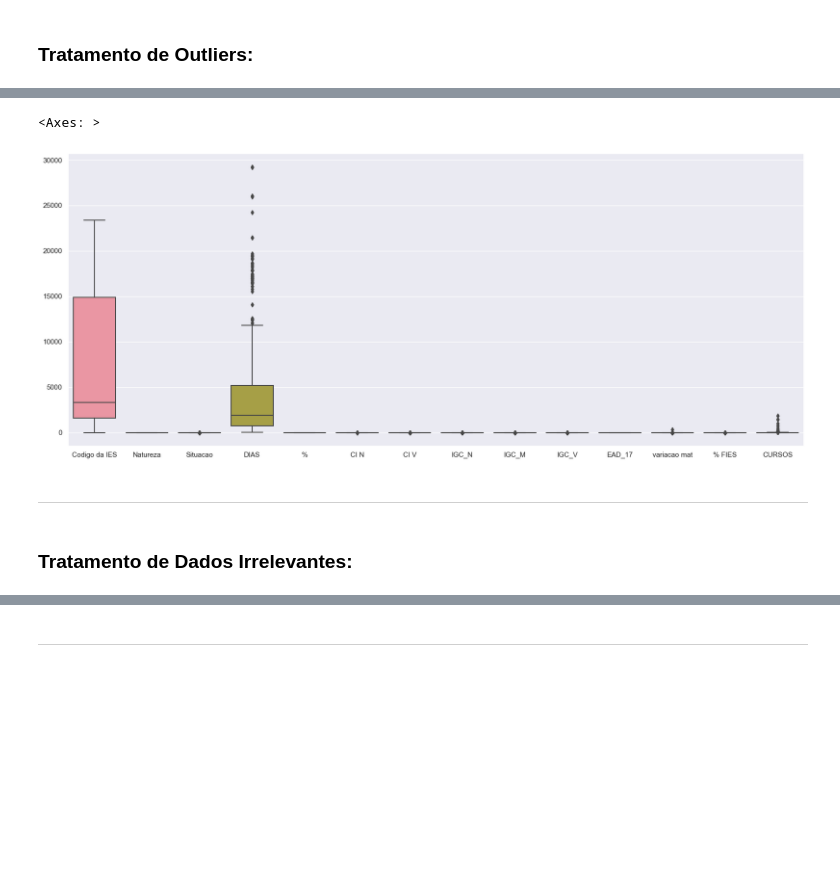
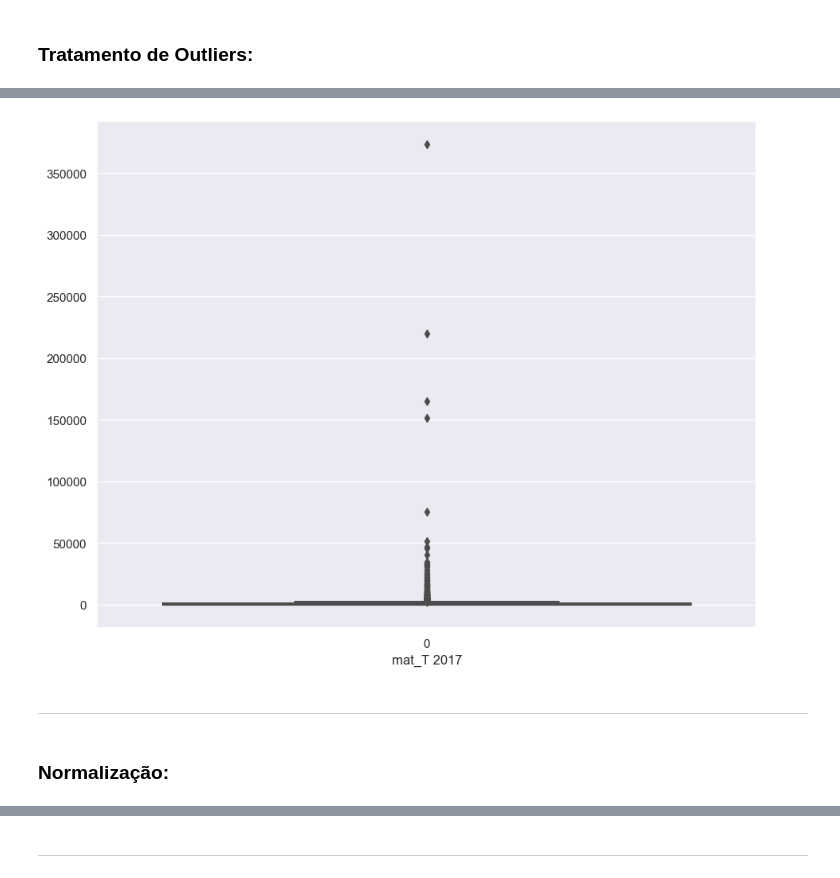
Before and after one commit to MrMilhas/Trabalho_Mineracao_Dados, a Jupyter notebook: src/trabalho_2/pre_process.ipynb, the cells around one changed output, grey strips where cells are left out. Cells and saved outputs as stored; diff of their text form; code cells hidden in the pictures; blank space fills up the shorter version.

```diff
--- a/src/trabalho_2/pre_process.ipynb
+++ b/src/trabalho_2/pre_process.ipynb
@@ -213,3 +215,6 @@ df.to_csv('../../data/df_without_negative.csv', index=False)
 -----------------------------------------
 # %% [markdown]
 ### Tratamento de Outliers:
+# %%
+df = pd.read_csv('../../data/df_without_negative.csv')
+df
@@ -218,11 +237,12 @@ df_1 = df.drop(columns={'saldo 2017', 'Variacao 17-16', 'mat_T 2017'})
 # %%
 sns.set_style("whitegrid")
-sns.set(rc={'figure.figsize':(20.7,8.27)})
-sns.boxplot(df_1)
+sns.set(rc={'figure.figsize':(10.7,8.27)})
+sns.boxplot(df['mat_T 2017'])
+plt.xlabel('mat_T 2017')
+plt.savefig('../../data/outlier_mat_2017.png')
 # %% [output]
-<Axes: >
-[figure, old version]
+[figure, new version]
 # %% [markdown]
 ----------------------------
-# %% [markdown]
-### Tratamento de Dados Irrelevantes:
+# %% [markdown]
+### Normalização:
```
Also changed, not shown: parts of 9 cells of this notebook, 2 other files.
